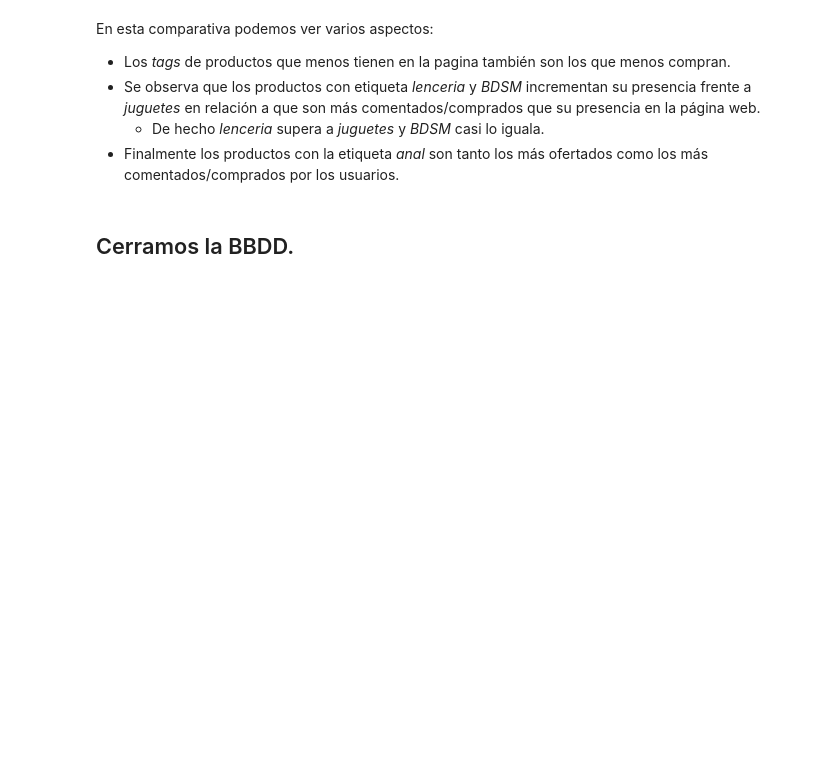
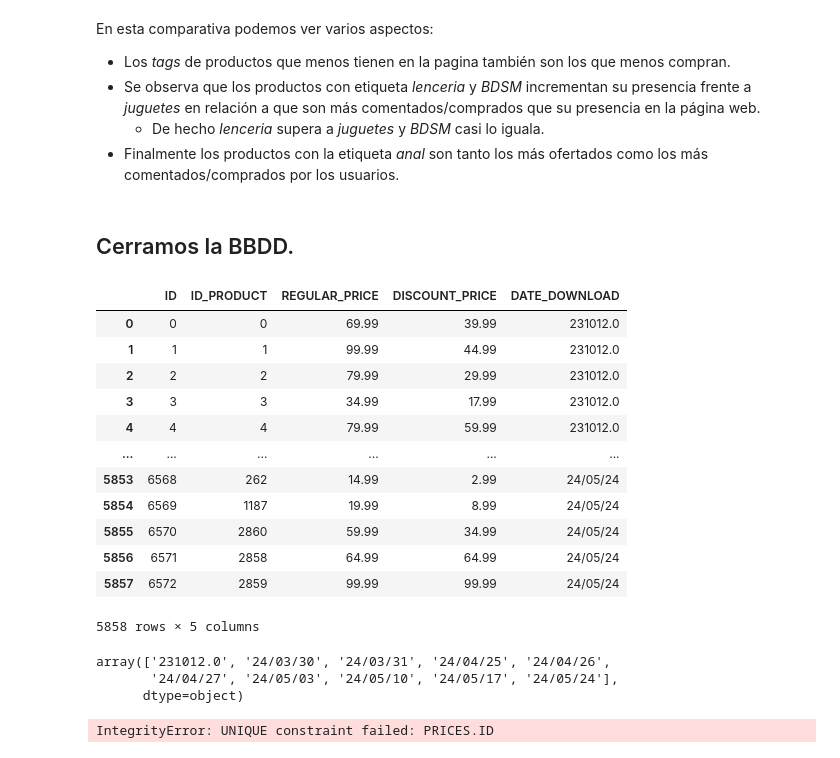
Before and after one commit to 75Engel/Proyecto_tienda_online, a Jupyter notebook: src/Notebook/03_sql.ipynb, the cells around one changed output. Saved outputs shown, nothing was run; the diff lists cells and outputs as text; code cells hidden in the pictures; blank space fills up the shorter version.

```diff
--- a/src/Notebook/03_sql.ipynb
+++ b/src/Notebook/03_sql.ipynb
@@ -1818,3 +1824,36 @@ En esta comparativa podemos ver varios aspectos:
 conn.commit()
 cursor.close()
 conn.close()
+# %%
+query='''SELECT * FROM PRICES'''
+data=f.sql_query(query,cursor)
+# %%
+data
+# %% [output]
+|  | ID | ID_PRODUCT | REGULAR_PRICE | DISCOUNT_PRICE | DATE_DOWNLOAD |
+| 0 | 0 | 0 | 69.99 | 39.99 | 231012.0 |
+| 1 | 1 | 1 | 99.99 | 44.99 | 231012.0 |
+| 2 | 2 | 2 | 79.99 | 29.99 | 231012.0 |
+| 3 | 3 | 3 | 34.99 | 17.99 | 231012.0 |
+| 4 | 4 | 4 | 79.99 | 59.99 | 231012.0 |
+| ... | ... | ... | ... | ... | ... |
+| 5853 | 6568 | 262 | 14.99 | 2.99 | 24/05/24 |
+| 5854 | 6569 | 1187 | 19.99 | 8.99 | 24/05/24 |
+| 5855 | 6570 | 2860 | 59.99 | 34.99 | 24/05/24 |
+| 5856 | 6571 | 2858 | 64.99 | 64.99 | 24/05/24 |
+| 5857 | 6572 | 2859 | 99.99 | 99.99 | 24/05/24 |
+5858 rows × 5 columns
+# %%
+data['DATE_DOWNLOAD'].unique()
+# %% [output]
+array(['231012.0', '24/03/30', '24/03/31', '24/04/25', '24/04/26',
+       '24/04/27', '24/05/03', '24/05/10', '24/05/17', '24/05/24'],
+      dtype=object)
+# %%
+df_price=pd.read_csv(r'Data\precios_240216.csv')
+
+lista_price= df_price.values.tolist()                                                #   Pasamos a lista el dataframe
+
+cursor.executemany("INSERT INTO PRICES VALUES (?,?,?,?,?)", lista_price)           #   Salvamos directamente todos los datos en la tabla PRODUCTS
+# %% [output]
+IntegrityError: UNIQUE constraint failed: PRICES.ID
```
Also changed, not shown: parts of 5 cells of this notebook, 29 other files.
